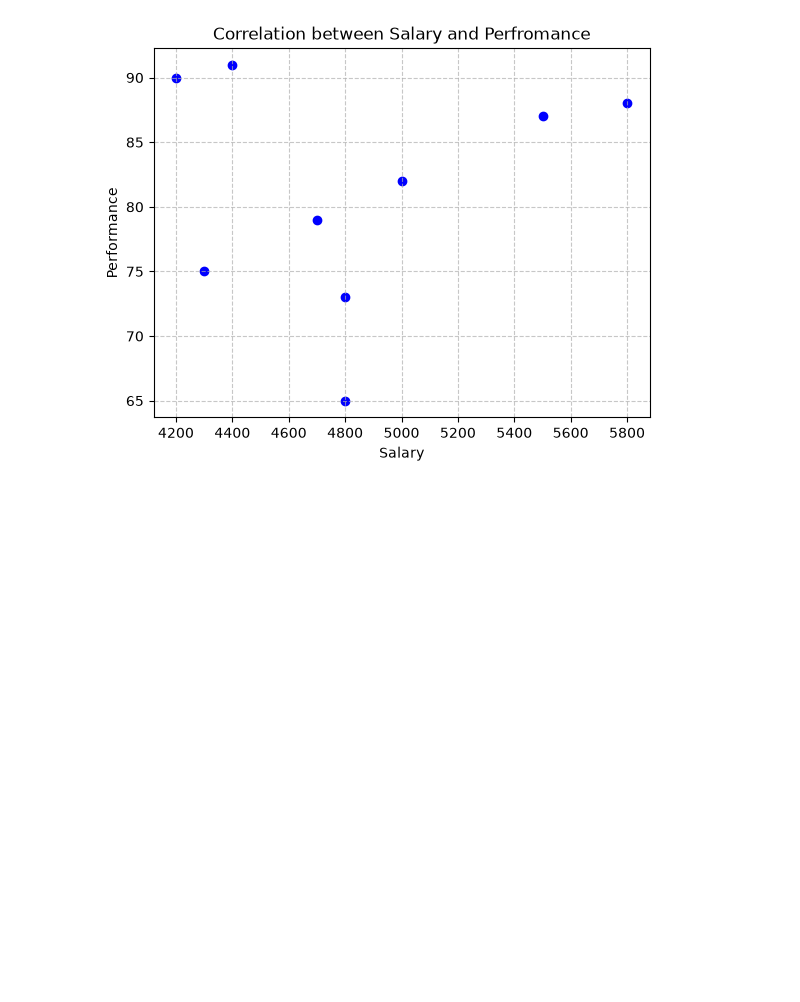
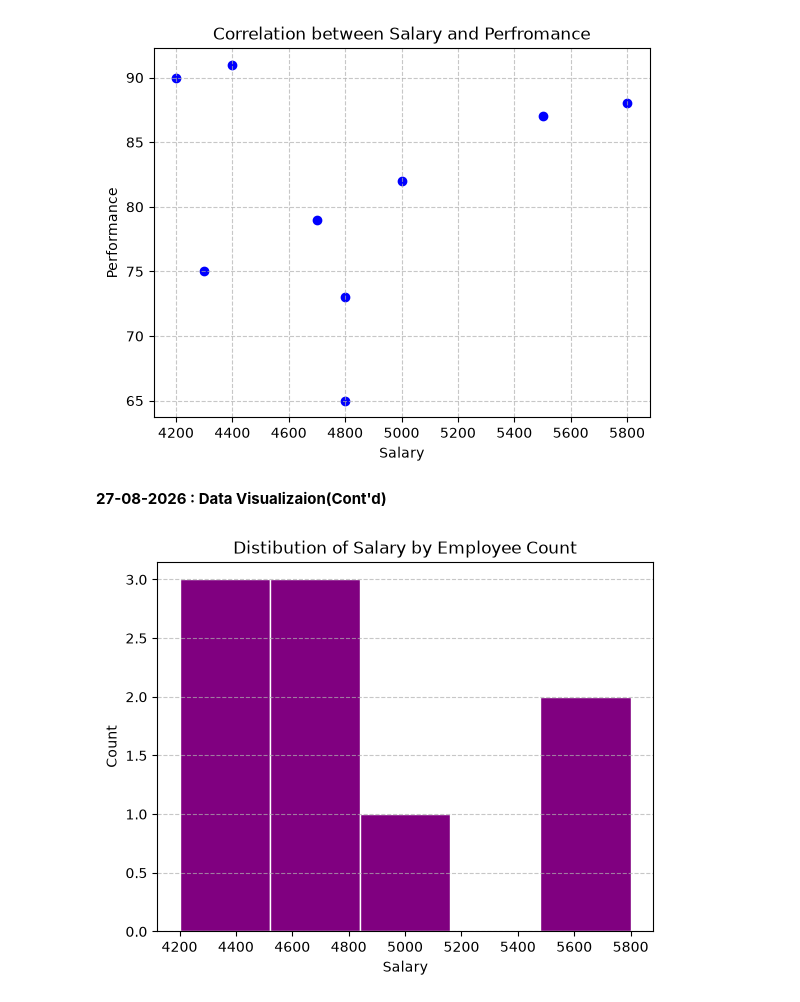
Before and after one commit to Maryam01-coder/data-science-class, a Jupyter notebook: employee_dataset.ipynb, the cells around one changed output. Cells and saved outputs as stored; diff of their text form; code cells hidden in the pictures; blank space fills up the shorter version.

```diff
--- a/employee_dataset.ipynb
+++ b/employee_dataset.ipynb
@@ -951,3 +951,15 @@ plt.grid(linestyle="--", alpha=0.7)
 plt.show()
 # %% [output]
 [figure]
+# %% [markdown]
+**27-08-2026 : Data Visualizaion(Cont'd)**
+# %%
+#Visualize the distribution of salary by employee count
+plt.hist(merge_df["Salary"], bins=5, edgecolor="white", color="purple")
+plt.title("Distibution of Salary by Employee Count")
+plt.xlabel("Salary")
+plt.ylabel("Count")
+plt.grid(axis="y", linestyle="--", alpha=0.7)
+plt.show()
+# %% [output]
+[figure, added]
```
Also changed, not shown: parts of 5 cells of this notebook.
